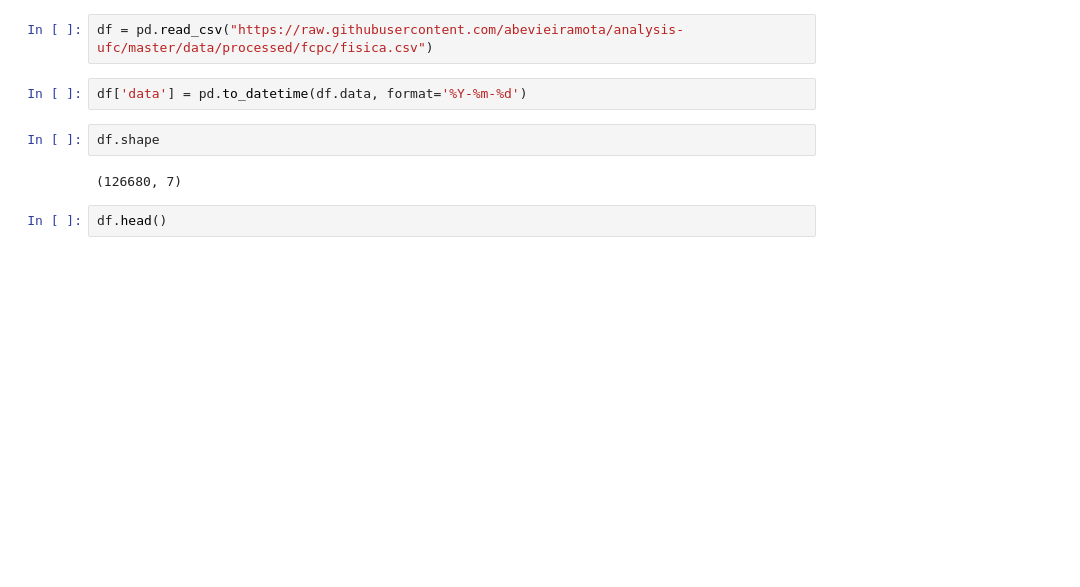
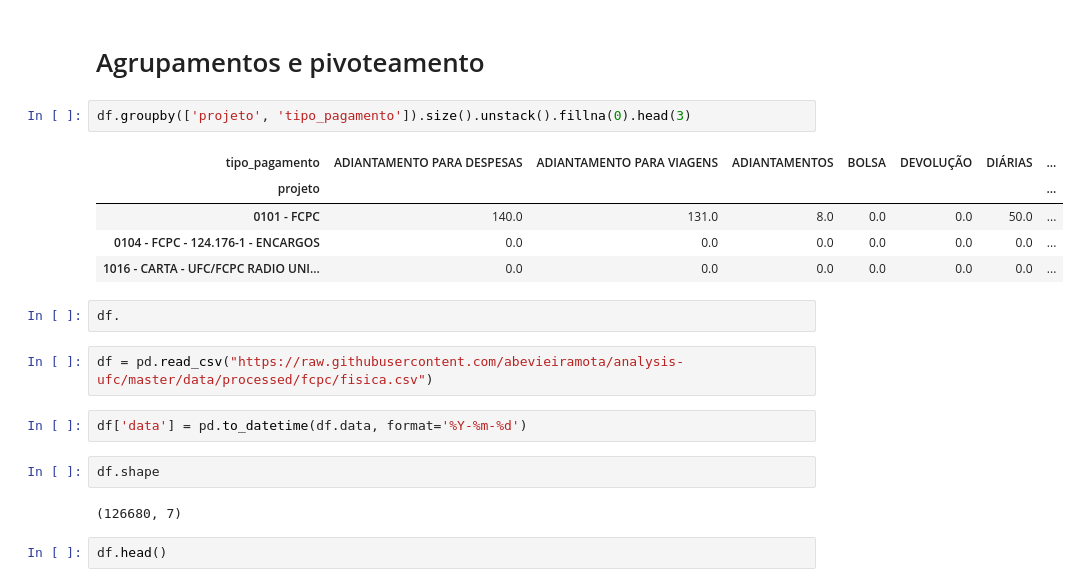
Before and after one commit to abevieiramota/course-python-data-analysis1, a Jupyter notebook: 00 - Exemplo.ipynb, the cells around one changed output. Saved outputs shown, nothing was run; the diff lists cells and outputs as text; blank space fills up the shorter version.

```diff
--- a/00 - Exemplo.ipynb
+++ b/00 - Exemplo.ipynb
@@ -5,3 +119,15 @@ import pandas as pd
+# %% [markdown]
+# Agrupamentos e pivoteamento
+# %%
+df.groupby(['projeto', 'tipo_pagamento']).size().unstack().fillna(0).head(3)
+# %% [output]
+| tipo_pagamento | ADIANTAMENTO PARA DESPESAS | ADIANTAMENTO PARA VIAGENS | ADIANTAMENTOS | BOLSA | DEVOLUÇÃO | DIÁRIAS | ... |
+| projeto |  |  |  |  |  |  | ... |
+| 0101 - FCPC | 140.0 | 131.0 | 8.0 | 0.0 | 0.0 | 50.0 | ... |
+| 0104 - FCPC - 124.176-1 - ENCARGOS | 0.0 | 0.0 | 0.0 | 0.0 | 0.0 | 0.0 | ... |
+| 1016 - CARTA - UFC/FCPC RADIO UNI... | 0.0 | 0.0 | 0.0 | 0.0 | 0.0 | 0.0 | ... |
+# %%
+df.
 # %%
 df = pd.read_csv("https://raw.githubusercontent.com/abevieiramota/analysis-ufc/master/data/processed/fcpc/fisica.csv")
 # %%
```
Also changed, not shown: parts of 22 cells of this notebook.
